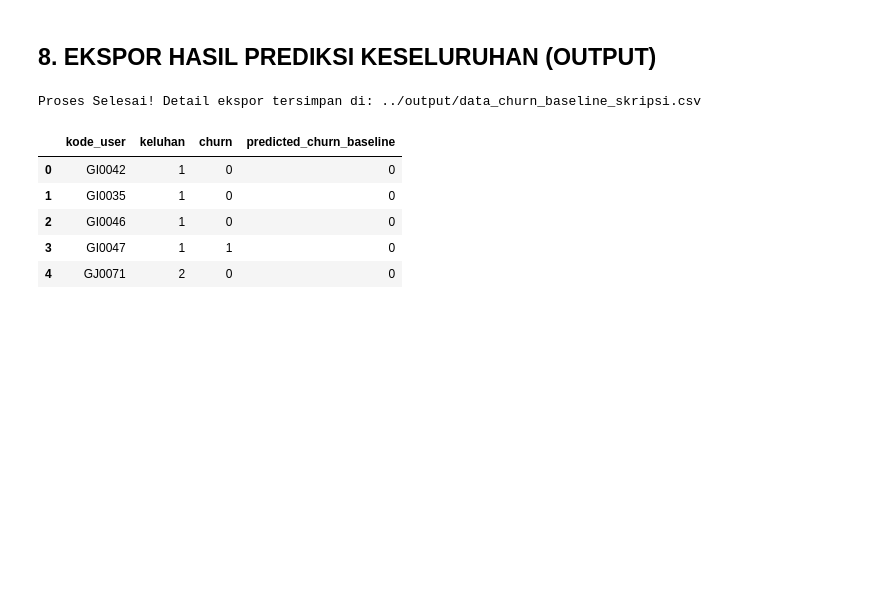
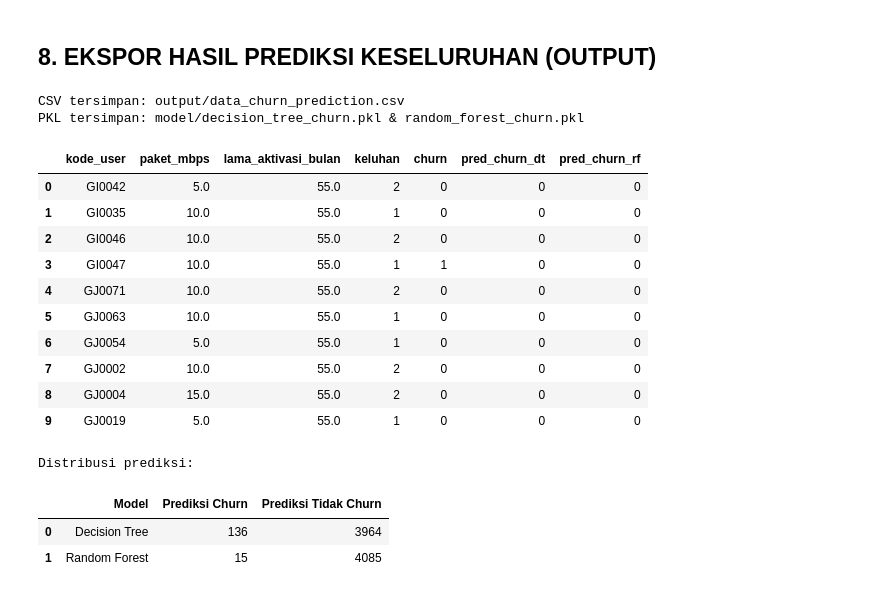
Before and after one commit to Fyodor-DOs/customer-churn-prediction, a Jupyter notebook: Decision_Tree_Churn.ipynb, the cells around one changed output. Drawn from its saved outputs; the diff is of its cells as text; code cells hidden in the pictures; blank space fills up the shorter version.

```diff
--- a/Decision_Tree_Churn.ipynb
+++ b/Decision_Tree_Churn.ipynb
@@ -196,21 +319,48 @@ plt.show()
 # %% [markdown]
 ## **8. EKSPOR HASIL PREDIKSI KESELURUHAN (OUTPUT)**
-# %%
-# Menghitung tebakan model pada seluruh dataset awal (X target)
-df_model['predicted_churn_baseline'] = clf_dt.predict(X)
-
-# Lokasi pengarsipan CSV
-os.makedirs('../output', exist_ok=True)
-export_path = '../output/data_churn_baseline_skripsi.csv'
-df_model.to_csv(export_path, index=False)
-
-print(f'Proses Selesai! Detail ekspor tersimpan di: {export_path}')
-display(df_model[['kode_user', 'keluhan', 'churn', 'predicted_churn_baseline']].head())
-# %% [output]
-Proses Selesai! Detail ekspor tersimpan di: ../output/data_churn_baseline_skripsi.csv
-|  | kode_user | keluhan | churn | predicted_churn_baseline |
-| 0 | GI0042 | 1 | 0 | 0 |
-| 1 | GI0035 | 1 | 0 | 0 |
-| 2 | GI0046 | 1 | 0 | 0 |
-| 3 | GI0047 | 1 | 1 | 0 |
-| 4 | GJ0071 | 2 | 0 | 0 |
+# %%
+# Prediksi churn pada seluruh dataset
+df_model['pred_churn_dt'] = clf_dt.predict(X)
+df_model['pred_churn_rf'] = clf_rf.predict(X)
+
+# Simpan CSV
+os.makedirs('../output', exist_ok=True)
+df_model.to_csv('../output/data_churn_prediction.csv', index=False)
+print('CSV tersimpan: output/data_churn_prediction.csv')
+
+# Export model PKL untuk Streamlit dashboard
+os.makedirs('../model', exist_ok=True)
+with open('../model/decision_tree_churn.pkl', 'wb') as f:
+    pickle.dump(clf_dt, f)
+with open('../model/random_forest_churn.pkl', 'wb') as f:
+    pickle.dump(clf_rf, f)
+print('PKL tersimpan: model/decision_tree_churn.pkl & random_forest_churn.pkl')
+
+display(df_model[['kode_user', 'paket_mbps', 'lama_aktivasi_bulan', 'keluhan',
+                   'churn', 'pred_churn_dt', 'pred_churn_rf']].head(10))
+
+# Ringkasan
+print('\nDistribusi prediksi:')
+display(pd.DataFrame({
+    'Model': ['Decision Tree', 'Random Forest'],
+    'Prediksi Churn': [(df_model['pred_churn_dt']==1).sum(), (df_model['pred_churn_rf']==1).sum()],
+    'Prediksi Tidak Churn': [(df_model['pred_churn_dt']==0).sum(), (df_model['pred_churn_rf']==0).sum()]
+}))
+# %% [output]
+CSV tersimpan: output/data_churn_prediction.csv
+PKL tersimpan: model/decision_tree_churn.pkl & random_forest_churn.pkl
+|  | kode_user | paket_mbps | lama_aktivasi_bulan | keluhan | churn | pred_churn_dt | pred_churn_rf |
+| 0 | GI0042 | 5.0 | 55.0 | 2 | 0 | 0 | 0 |
+| 1 | GI0035 | 10.0 | 55.0 | 1 | 0 | 0 | 0 |
+| 2 | GI0046 | 10.0 | 55.0 | 2 | 0 | 0 | 0 |
+| 3 | GI0047 | 10.0 | 55.0 | 1 | 1 | 0 | 0 |
+| 4 | GJ0071 | 10.0 | 55.0 | 2 | 0 | 0 | 0 |
+| 5 | GJ0063 | 10.0 | 55.0 | 1 | 0 | 0 | 0 |
+| 6 | GJ0054 | 5.0 | 55.0 | 1 | 0 | 0 | 0 |
+| 7 | GJ0002 | 10.0 | 55.0 | 2 | 0 | 0 | 0 |
+| 8 | GJ0004 | 15.0 | 55.0 | 2 | 0 | 0 | 0 |
+| 9 | GJ0019 | 5.0 | 55.0 | 1 | 0 | 0 | 0 |
+Distribusi prediksi:
+|  | Model | Prediksi Churn | Prediksi Tidak Churn |
+| 0 | Decision Tree | 136 | 3964 |
+| 1 | Random Forest | 15 | 4085 |
```
Also changed, not shown: parts of 10 cells of this notebook, 1 other file.
